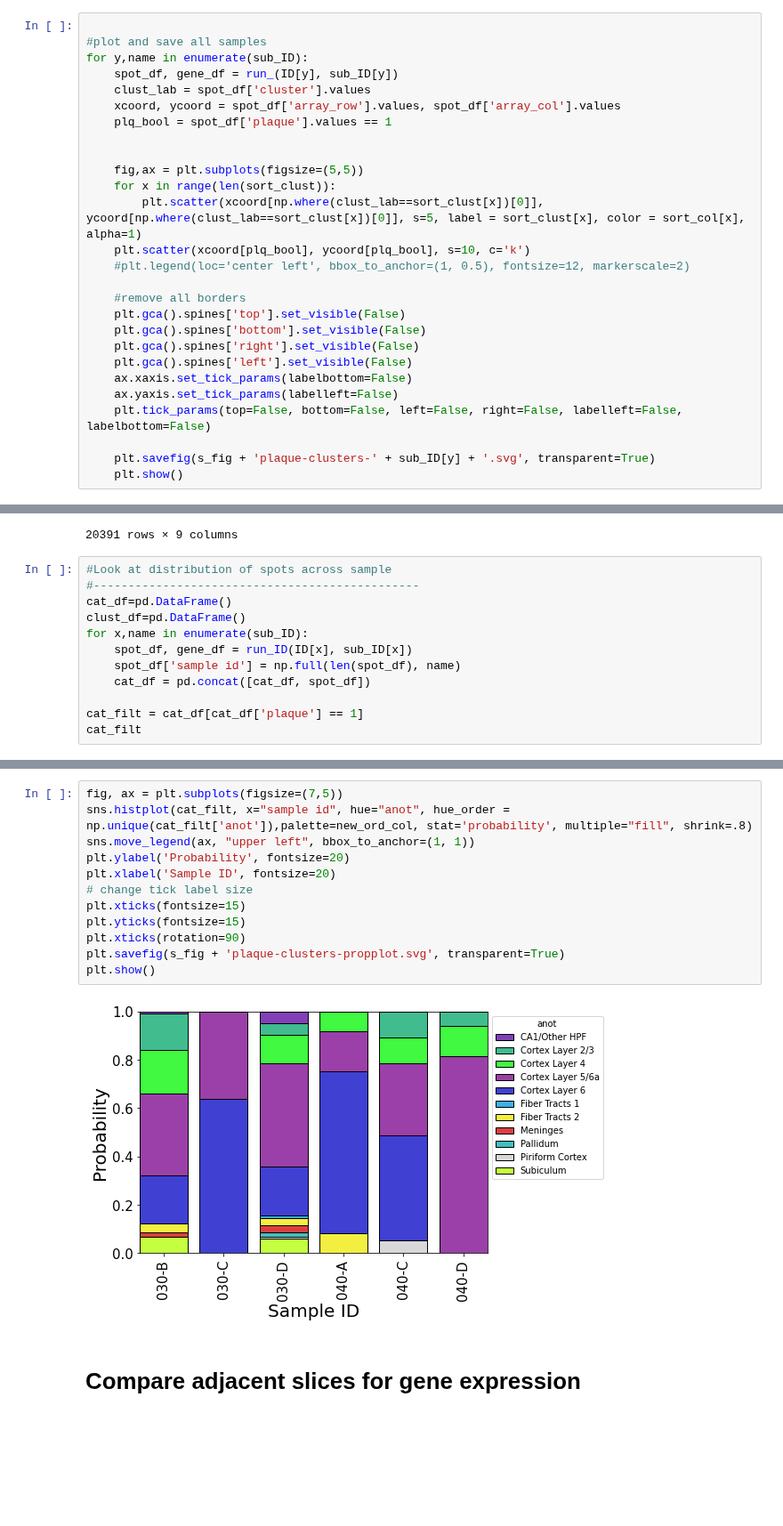
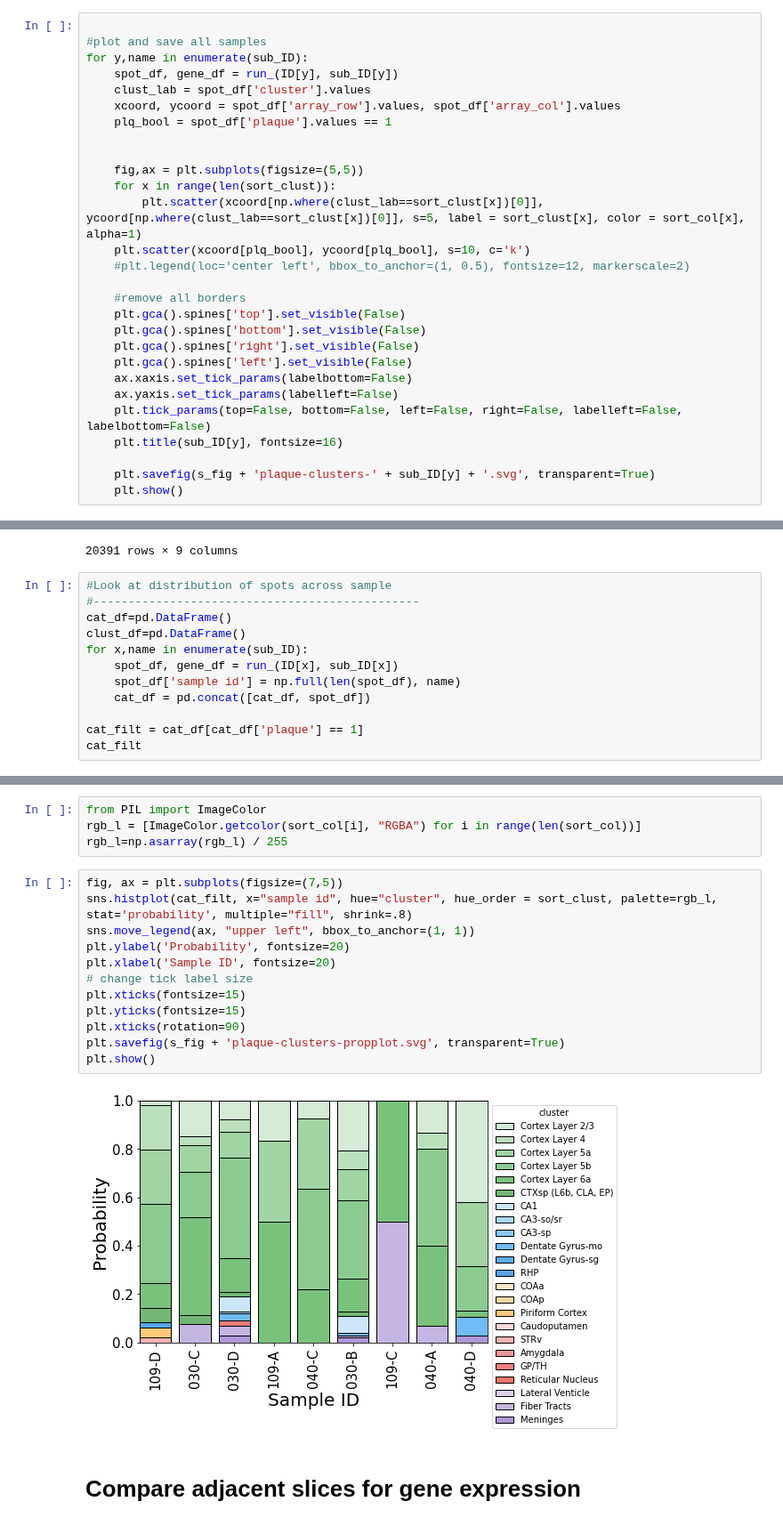
Before and after one commit to dmnburrows/spatial_transcriptomics, a Jupyter notebook: plaque_DE.ipynb, the cells around one changed output, grey strips where cells are left out. Shown at 89% size. Drawn from its saved outputs; the diff is of its cells as text; blank space fills up the shorter version.

```diff
--- a/plaque_DE.ipynb
+++ b/plaque_DE.ipynb
@@ -182,6 +179,7 @@ for y,name in enumerate(sub_ID):
     ax.xaxis.set_tick_params(labelbottom=False)
     ax.yaxis.set_tick_params(labelleft=False)
     plt.tick_params(top=False, bottom=False, left=False, right=False, labelleft=False, labelbottom=False)
+    plt.title(sub_ID[y], fontsize=16)
 
     plt.savefig(s_fig + 'plaque-clusters-' + sub_ID[y] + '.svg', transparent=True)
     plt.show()
@@ -341,7 +339,7 @@ cat_df
 cat_df=pd.DataFrame()
 clust_df=pd.DataFrame()
 for x,name in enumerate(sub_ID):
-    spot_df, gene_df = run_ID(ID[x], sub_ID[x])
+    spot_df, gene_df = run_(ID[x], sub_ID[x])
     spot_df['sample id'] = np.full(len(spot_df), name)
     cat_df = pd.concat([cat_df, spot_df])
 
@@ -399,17 +380,21 @@ new_col
+# %%
+from PIL import ImageColor
+rgb_l = [ImageColor.getcolor(sort_col[i], "RGBA") for i in range(len(sort_col))]
+rgb_l=np.asarray(rgb_l) / 255
 # %%
 fig, ax = plt.subplots(figsize=(7,5))
-sns.histplot(cat_filt, x="sample id", hue="anot", hue_order = np.unique(cat_filt['anot']),palette=new_ord_col, stat='probability', multiple="fill", shrink=.8)
+sns.histplot(cat_filt, x="sample id", hue="cluster", hue_order = sort_clust, palette=rgb_l, stat='probability', multiple="fill", shrink=.8)
 sns.move_legend(ax, "upper left", bbox_to_anchor=(1, 1))
 plt.ylabel('Probability', fontsize=20)
 plt.xlabel('Sample ID', fontsize=20)
 # change tick label size
 plt.xticks(fontsize=15)
 plt.yticks(fontsize=15)
 plt.xticks(rotation=90)
 plt.savefig(s_fig + 'plaque-clusters-propplot.svg', transparent=True)
 plt.show()
 # %% [output]
-[figure, old version]
+[figure, new version]
 # %% [markdown]
 # Compare adjacent slices for gene expression
 # %%
```
Also changed, not shown: parts of 21 cells of this notebook.
